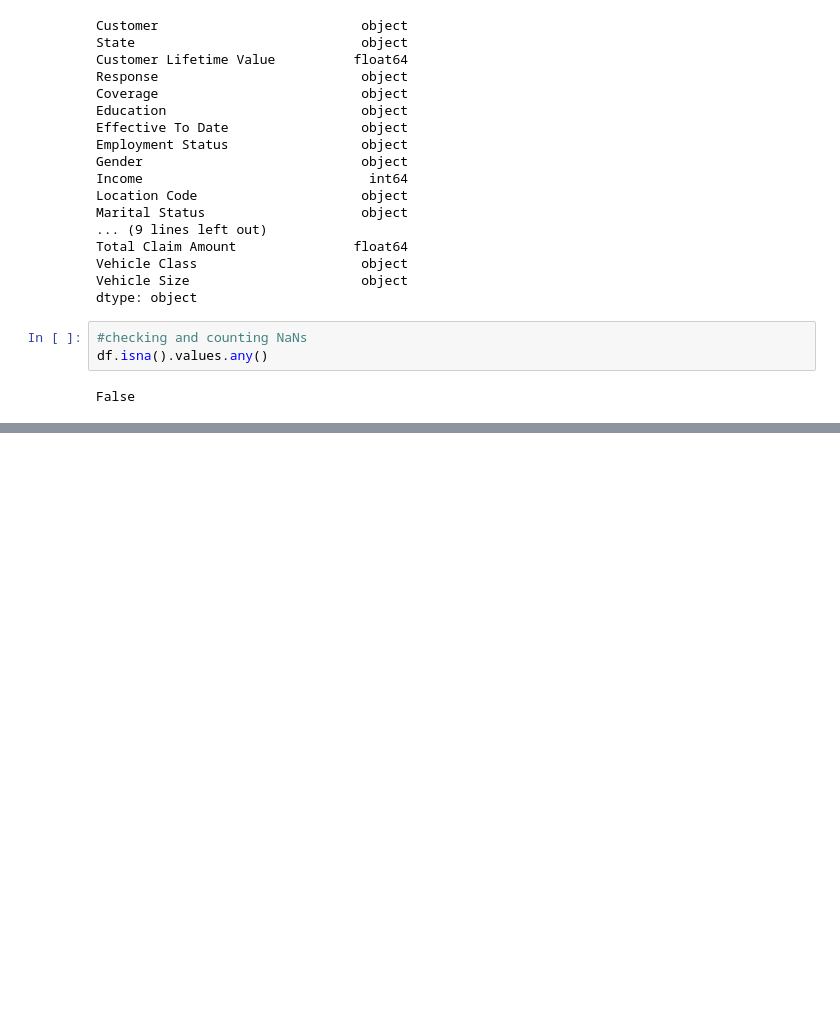
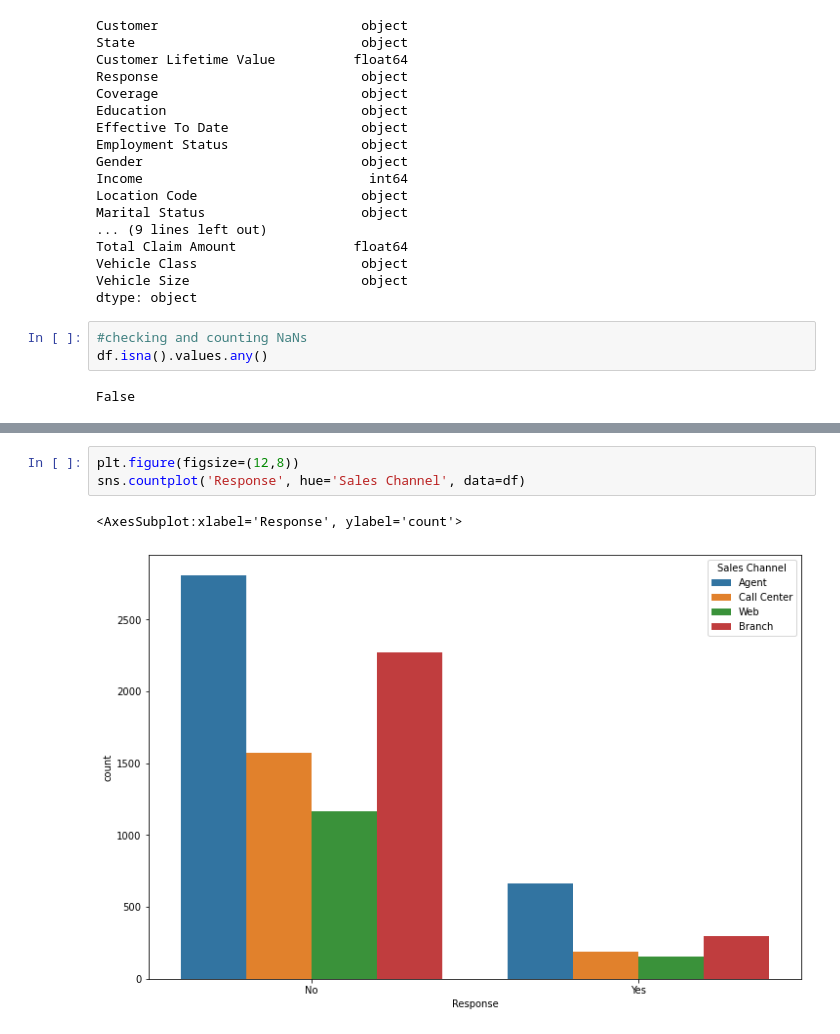
Before and after one commit to lupocordero/lab-customer-analysis-round-2, a Jupyter notebook: lab-customer-analysis-round-2.ipynb, the cells around one changed output, grey strips where cells are left out. Saved outputs shown, nothing was run; the diff lists cells and outputs as text; blank space fills up the shorter version.

```diff
--- a/lab-customer-analysis-round-2.ipynb
+++ b/lab-customer-analysis-round-2.ipynb
@@ -124,0 +157,6 @@ first_q
+# %%
+plt.figure(figsize=(12,8))
+sns.countplot('Response', hue='Sales Channel', data=df)
+# %% [output]
+<AxesSubplot:xlabel='Response', ylabel='count'>
+[figure, added]
```
Also changed, not shown: parts of 7 cells of this notebook.
